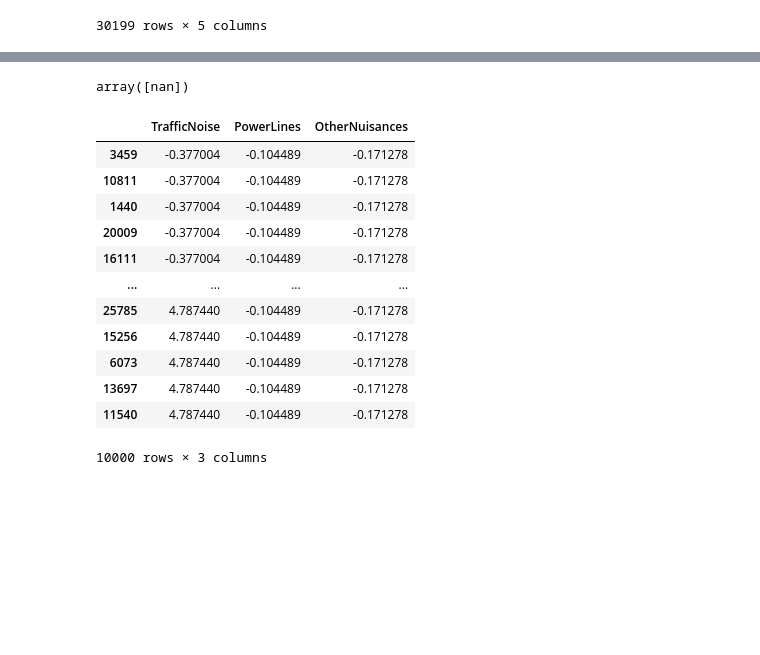
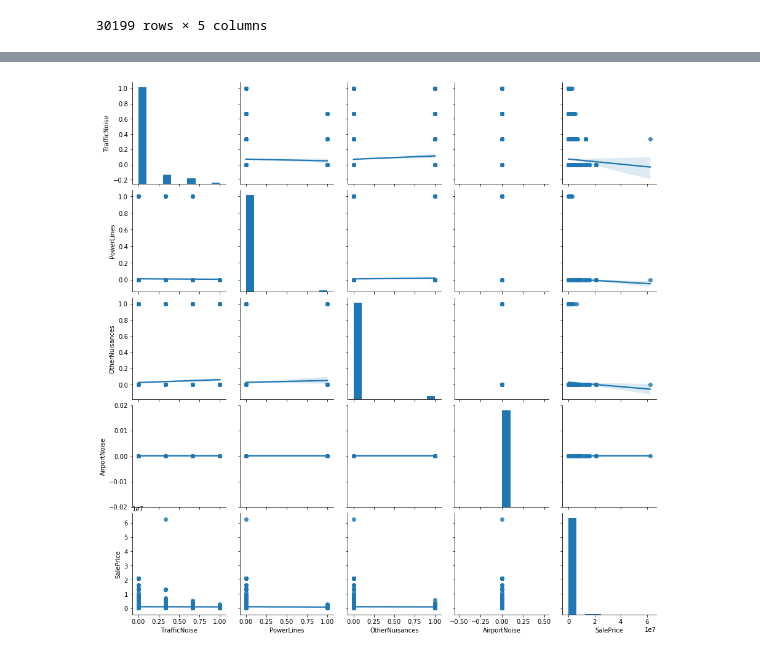
Before and after one commit to ghPRao/phase_2_project_chicago-sf-seattle-ds-082420, a Jupyter notebook: eda/sam_EDA.ipynb, the cells around one changed output, grey strips where cells are left out. Saved outputs shown, nothing was run; the diff lists cells and outputs as text; code cells hidden in the pictures; blank space fills up the shorter version.

Commit message:
Noise figures (heatmap and pair plot) added

```diff
--- a/eda/sam_EDA.ipynb
+++ b/eda/sam_EDA.ipynb
@@ -273,6 +272,10 @@ array([0], dtype=int64)
 # %%
-# Create df of chosen predictors, 1000 samples
-noise_sample = df_noise.sample(10000).dropna()
+# drop airportnoise values, all zero values
+df_noise.drop('AirportNoise', axis=1)
+
+# Create df of chosen predictors, n samples
+n = 10000
+noise_sample = df_noise.sample(n).dropna().copy()
 
 # some chosen predictors are binary-categorical, convert "Y/N" to "1/0"
 for pred in noise_sample:
@@ -287,10 +290,13 @@ for pred in noise_sample:
             if str(noise_sample[pred].iloc[i]) == 'Y':
                 noise_sample[pred].iloc[i] = 1
 
+            elif str(noise_sample[pred].iloc[i]) == 'N':
+                noise_sample[pred].iloc[i] = 0
+
             else:
-                noise_sample[pred].iloc[i] = 0
+                print('Value unaccounted for.')
 
 # get saleprice samples
 target = noise_sample.SalePrice
-# choose 1000 samples
-preds = noise_sample.drop('SalePrice', axis=1, inplace=False)
+
+# preds = noise_sample.drop('SalePrice', axis=1, inplace=False)
@@ -296,0 +312,12 @@ preds = noise_sample.drop('SalePrice', axis=1, inplace=False)
+# %%
+noise_sample.TrafficNoise = noise_sample.TrafficNoise/3
+# %%
+sales = noise_sample['SalePrice']
+airport = noise_sample['AirportNoise']
+noise_sample.drop(['SalePrice','AirportNoise'], axis=1, inplace=True)
+noise_sample.insert(3,'AirportNoise', airport)
+noise_sample.insert(4,'SalePrice', sales)
+# %%
+noise_plot = sns.pairplot(noise_sample, kind='reg')
+# %% [output]
+[figure, added]
@@ -297,7 +326,3 @@ preds = noise_sample.drop('SalePrice', axis=1, inplace=False)
 # %%
 preds_scaled = (preds-np.mean(preds))/np.std(preds)
-# %%
-preds_scaled['AirportNoise'].unique()
-# %% [output]
-array([nan])
 # %%
@@ -306,16 +330,0 @@ preds_scaled.drop('AirportNoise', axis=1, inplace=True)
-# %%
-preds_scaled.sort_values('TrafficNoise')
-# %% [output]
-|  | TrafficNoise | PowerLines | OtherNuisances |
-| 3459 | -0.377004 | -0.104489 | -0.171278 |
-| 10811 | -0.377004 | -0.104489 | -0.171278 |
-| 1440 | -0.377004 | -0.104489 | -0.171278 |
-| 20009 | -0.377004 | -0.104489 | -0.171278 |
-| 16111 | -0.377004 | -0.104489 | -0.171278 |
-| ... | ... | ... | ... |
-| 25785 | 4.787440 | -0.104489 | -0.171278 |
-| 15256 | 4.787440 | -0.104489 | -0.171278 |
-| 6073 | 4.787440 | -0.104489 | -0.171278 |
-| 13697 | 4.787440 | -0.104489 | -0.171278 |
-| 11540 | 4.787440 | -0.104489 | -0.171278 |
-10000 rows × 3 columns
```
Also changed, not shown: parts of 29 cells of this notebook, 4 other files.
